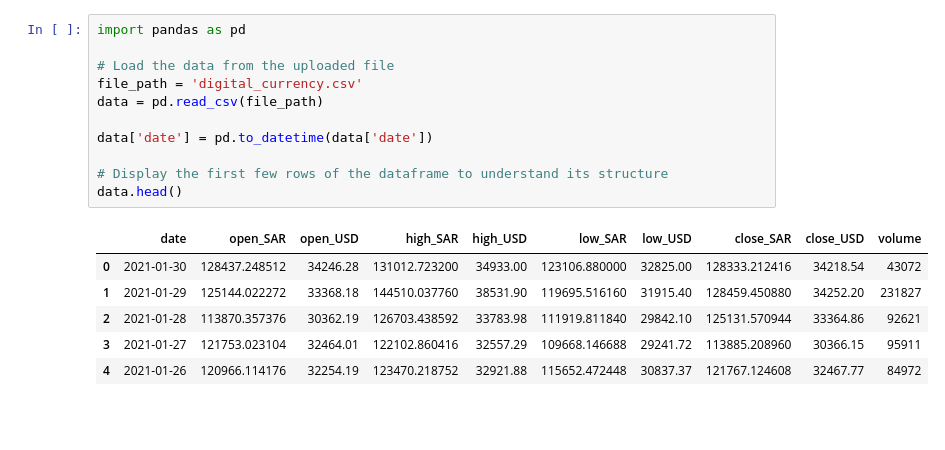
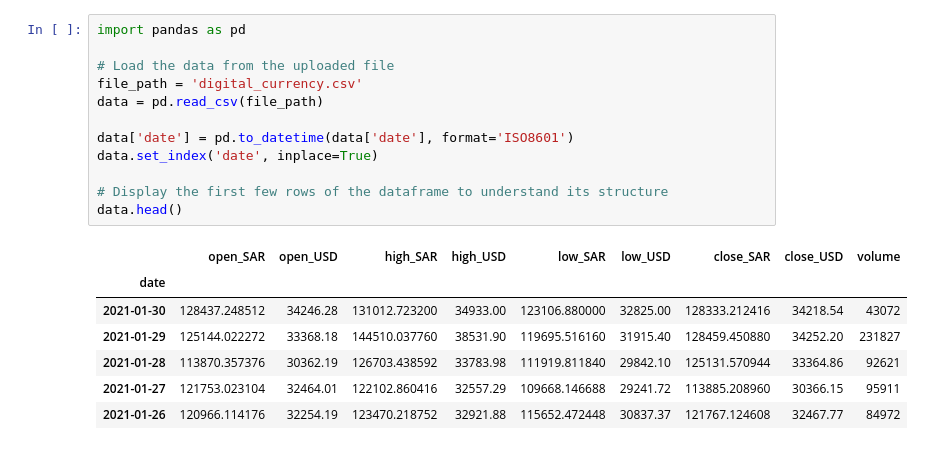
Before and after one commit to Alzex/py-labs, a Jupyter notebook: lab5/lab.ipynb, the cells around one changed output. Cells and saved outputs as stored; diff of their text form; blank space fills up the shorter version.

```diff
--- a/lab5/lab.ipynb
+++ b/lab5/lab.ipynb
@@ -1,20 +1,22 @@
 # %%
 import pandas as pd
 
 # Load the data from the uploaded file
 file_path = 'digital_currency.csv'
 data = pd.read_csv(file_path)
 
-data['date'] = pd.to_datetime(data['date'])
+data['date'] = pd.to_datetime(data['date'], format='ISO8601')
+data.set_index('date', inplace=True)
 
 # Display the first few rows of the dataframe to understand its structure
 data.head()
 # %% [output]
-|  | date | open_SAR | open_USD | high_SAR | high_USD | low_SAR | low_USD | close_SAR | close_USD | volume |
-| 0 | 2021-01-30 | 128437.248512 | 34246.28 | 131012.723200 | 34933.00 | 123106.880000 | 32825.00 | 128333.212416 | 34218.54 | 43072 |
-| 1 | 2021-01-29 | 125144.022272 | 33368.18 | 144510.037760 | 38531.90 | 119695.516160 | 31915.40 | 128459.450880 | 34252.20 | 231827 |
-| 2 | 2021-01-28 | 113870.357376 | 30362.19 | 126703.438592 | 33783.98 | 111919.811840 | 29842.10 | 125131.570944 | 33364.86 | 92621 |
-| 3 | 2021-01-27 | 121753.023104 | 32464.01 | 122102.860416 | 32557.29 | 109668.146688 | 29241.72 | 113885.208960 | 30366.15 | 95911 |
-| 4 | 2021-01-26 | 120966.114176 | 32254.19 | 123470.218752 | 32921.88 | 115652.472448 | 30837.37 | 121767.124608 | 32467.77 | 84972 |
+|  | open_SAR | open_USD | high_SAR | high_USD | low_SAR | low_USD | close_SAR | close_USD | volume |
+| date |  |  |  |  |  |  |  |  |  |
+| 2021-01-30 | 128437.248512 | 34246.28 | 131012.723200 | 34933.00 | 123106.880000 | 32825.00 | 128333.212416 | 34218.54 | 43072 |
+| 2021-01-29 | 125144.022272 | 33368.18 | 144510.037760 | 38531.90 | 119695.516160 | 31915.40 | 128459.450880 | 34252.20 | 231827 |
+| 2021-01-28 | 113870.357376 | 30362.19 | 126703.438592 | 33783.98 | 111919.811840 | 29842.10 | 125131.570944 | 33364.86 | 92621 |
+| 2021-01-27 | 121753.023104 | 32464.01 | 122102.860416 | 32557.29 | 109668.146688 | 29241.72 | 113885.208960 | 30366.15 | 95911 |
+| 2021-01-26 | 120966.114176 | 32254.19 | 123470.218752 | 32921.88 | 115652.472448 | 30837.37 | 121767.124608 | 32467.77 | 84972 |
 # %%
 import matplotlib.pyplot as plt
```
Also changed, not shown: parts of 9 cells of this notebook.
